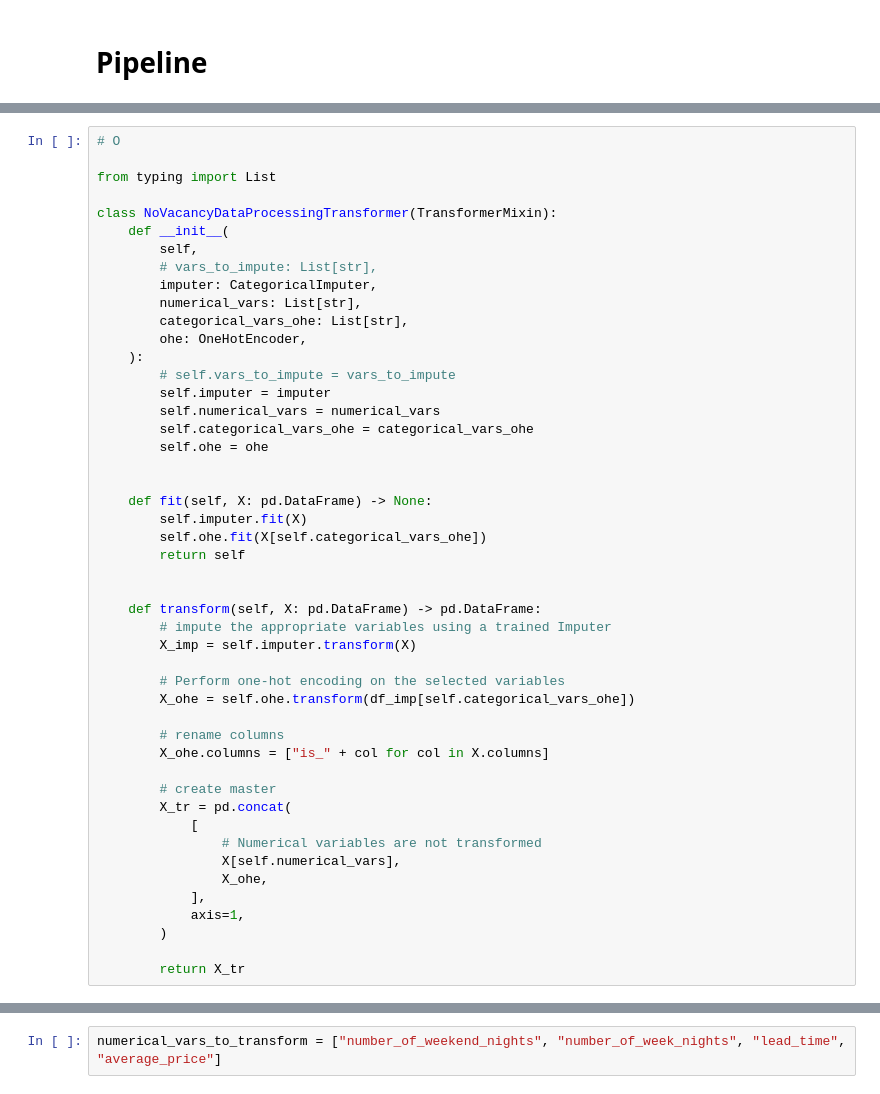
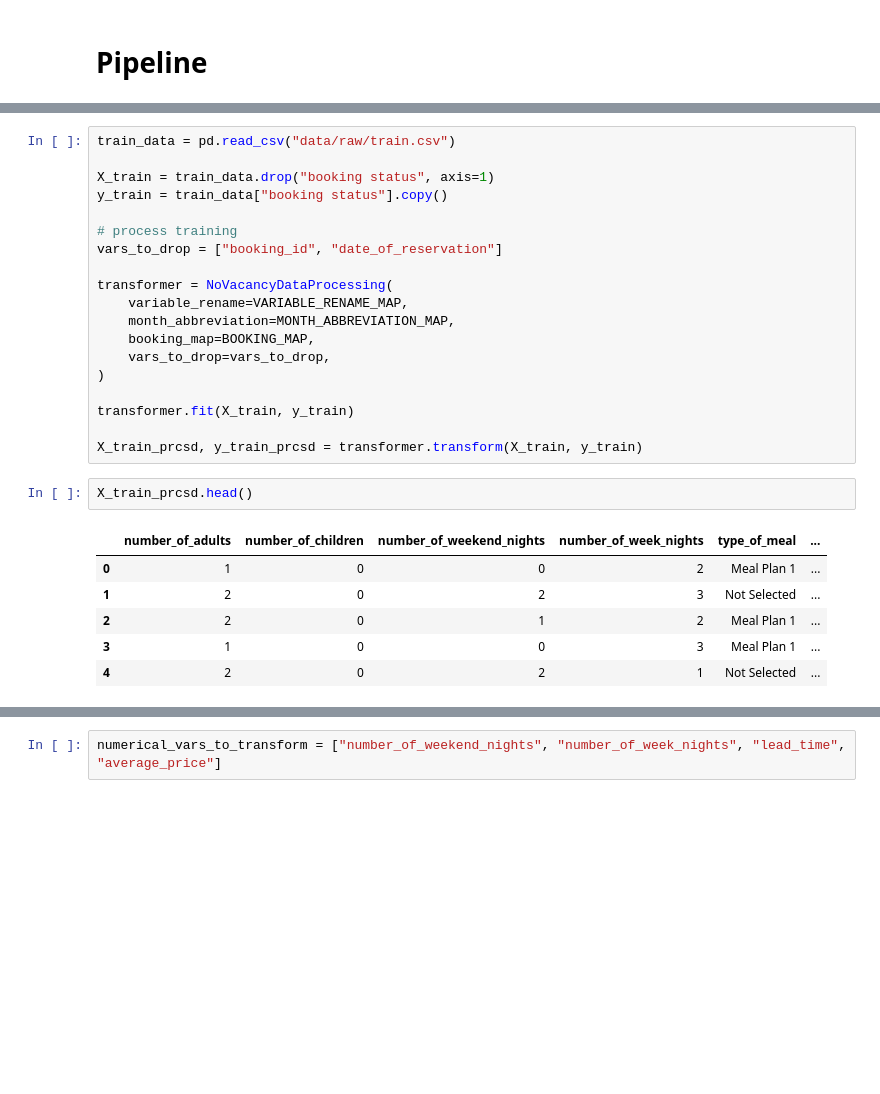
Before and after one commit to Morgan-Sell/no-vacancy, a Jupyter notebook: no_vacancy_eda.ipynb, the cells around one changed output, grey strips where cells are left out. Saved outputs shown, nothing was run; the diff lists cells and outputs as text; blank space fills up the shorter version.

Commit message:
raw datasets are now saved. finished NoVacancyDataProcessing class and feature engineering pipeline

```diff
--- a/no_vacancy_eda.ipynb
+++ b/no_vacancy_eda.ipynb
@@ -1212,51 +1151,31 @@ class NoVacancyDataProcessing(TransformerMixin):
         new_columns = [to_snake_case(col).replace('__', '_') for col in df.columns]
         df.columns = new_columns
         return df
-# %%
-# O
-
-from typing import List
-
-class NoVacancyDataProcessingTransformer(TransformerMixin):
-    def __init__(
-        self,
-        # vars_to_impute: List[str],
-        imputer: CategoricalImputer,
-        numerical_vars: List[str],
-        categorical_vars_ohe: List[str],
-        ohe: OneHotEncoder,
-    ):
-        # self.vars_to_impute = vars_to_impute
-        self.imputer = imputer
-        self.numerical_vars = numerical_vars
-        self.categorical_vars_ohe = categorical_vars_ohe
-        self.ohe = ohe
-
-
-    def fit(self, X: pd.DataFrame) -> None:
-        self.imputer.fit(X)
-        self.ohe.fit(X[self.categorical_vars_ohe])
-        return self
-
-
-    def transform(self, X: pd.DataFrame) -> pd.DataFrame:
-        # impute the appropriate variables using a trained Imputer
-        X_imp = self.imputer.transform(X)
-
-        # Perform one-hot encoding on the selected variables
-        X_ohe = self.ohe.transform(df_imp[self.categorical_vars_ohe])
-
-        # rename columns
-        X_ohe.columns = ["is_" + col for col in X.columns]
-
-        # create master
-        X_tr = pd.concat(
-            [
-                # Numerical variables are not transformed
-                X[self.numerical_vars],
-                X_ohe,
-            ],
-            axis=1,
-        )
-
-        return X_tr
+# %%
+train_data = pd.read_csv("data/raw/train.csv")
+
+X_train = train_data.drop("booking status", axis=1)
+y_train = train_data["booking status"].copy()
+
+# process training
+vars_to_drop = ["booking_id", "date_of_reservation"]
+
+transformer = NoVacancyDataProcessing(
+    variable_rename=VARIABLE_RENAME_MAP,
+    month_abbreviation=MONTH_ABBREVIATION_MAP,
+    booking_map=BOOKING_MAP,
+    vars_to_drop=vars_to_drop,
+)
+
+transformer.fit(X_train, y_train)
+
+X_train_prcsd, y_train_prcsd = transformer.transform(X_train, y_train)
+# %%
+X_train_prcsd.head()
+# %% [output]
+|  | number_of_adults | number_of_children | number_of_weekend_nights | number_of_week_nights | type_of_meal | ... |
+| 0 | 1 | 0 | 0 | 2 | Meal Plan 1 | ... |
+| 1 | 2 | 0 | 2 | 3 | Not Selected | ... |
+| 2 | 2 | 0 | 1 | 2 | Meal Plan 1 | ... |
+| 3 | 1 | 0 | 0 | 3 | Meal Plan 1 | ... |
+| 4 | 2 | 0 | 2 | 1 | Not Selected | ... |
```
Also changed, not shown: parts of 24 cells of this notebook.
